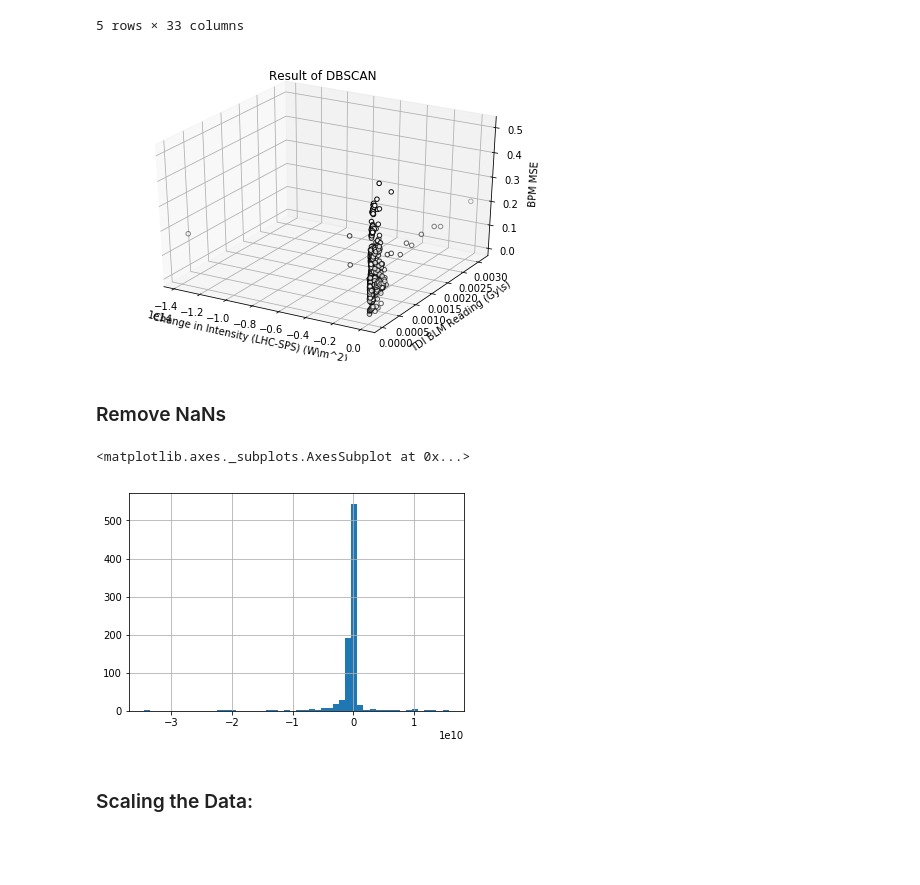
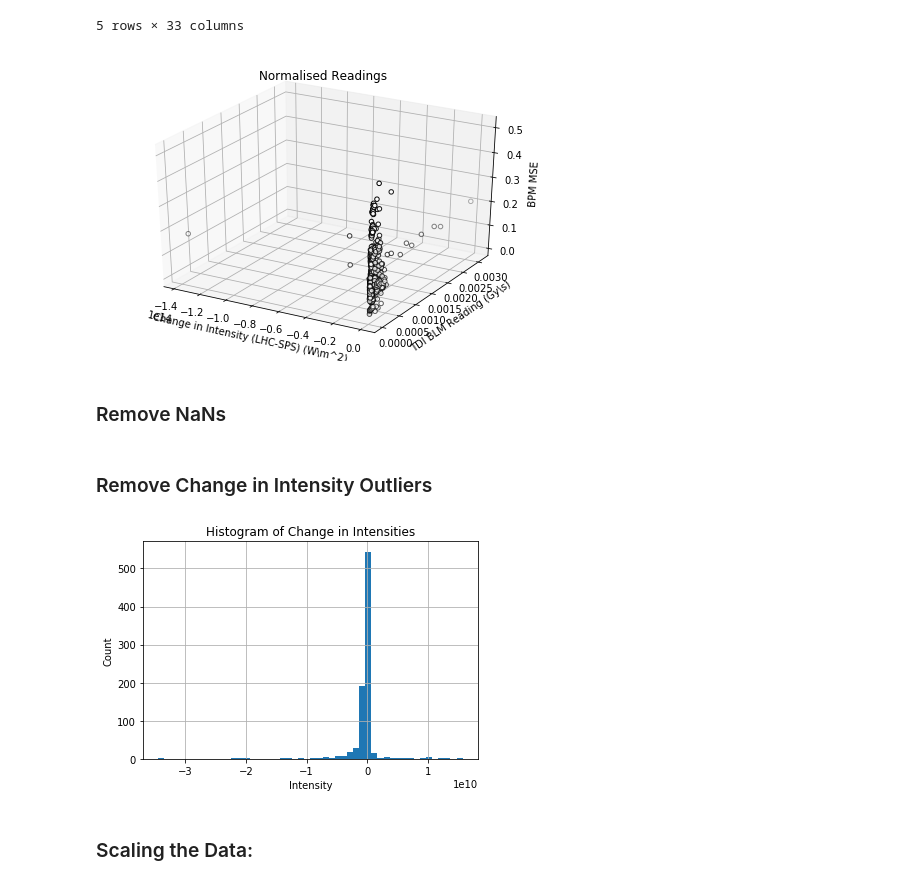
Before and after one commit to mfer0010/BscThesis, a Jupyter notebook: Jupyter Notebook Code/15_PCA and Beyond.ipynb, the cells around one changed output. Drawn from its saved outputs; the diff is of its cells as text; code cells hidden in the pictures; blank space fills up the shorter version.

Commit message:
Lots of Updates
Worked on beam 2 outlier detection, fixed beam 1 outlier detection. Moved part of background to Intro, completed intro but still need to do signposting. Completed Lit. Review.

```diff
--- a/Jupyter Notebook Code/15_PCA and Beyond.ipynb
+++ b/Jupyter Notebook Code/15_PCA and Beyond.ipynb
@@ -38,21 +38,27 @@ ax.scatter(Data['normLHC-SPS'],Data['normBLM'],Data['BPM MSE'],c='white',
 ax.set_xlabel('Change in Intensity (LHC-SPS) (W\m^2)')
 ax.set_ylabel('TDI BLM Reading (Gy\s)')
 ax.set_zlabel('BPM MSE')
-ax.set_title('Result of DBSCAN')
+ax.set_title('Normalised Readings')
 plt.show()
 # %% [output]
-[figure, old version]
+[figure, new version]
 # %% [markdown]
 ### Remove NaNs
 # %%
 Data = Data.replace([np.inf, -np.inf], np.nan).dropna()
+# %% [markdown]
+### Remove Change in Intensity Outliers
 # %%
 cond = Data['normLHC-SPS']>-2e13
 data =Data[cond]
+plt.figure()
 data['normLHC-SPS'].hist(bins = 50)
+plt.title('Histogram of Change in Intensities')
+plt.ylabel('Count')
+plt.xlabel('Intensity')
+plt.savefig('../Dissertation/images/Histogram_of_Change_in_Intensities')
 # %% [output]
-<matplotlib.axes._subplots.AxesSubplot at 0x...>
-[figure, old version]
+[figure, new version]
 # %% [markdown]
 ### Scaling the Data:
 # %%
```
Also changed, not shown: parts of 33 cells of this notebook, 26 other files.
